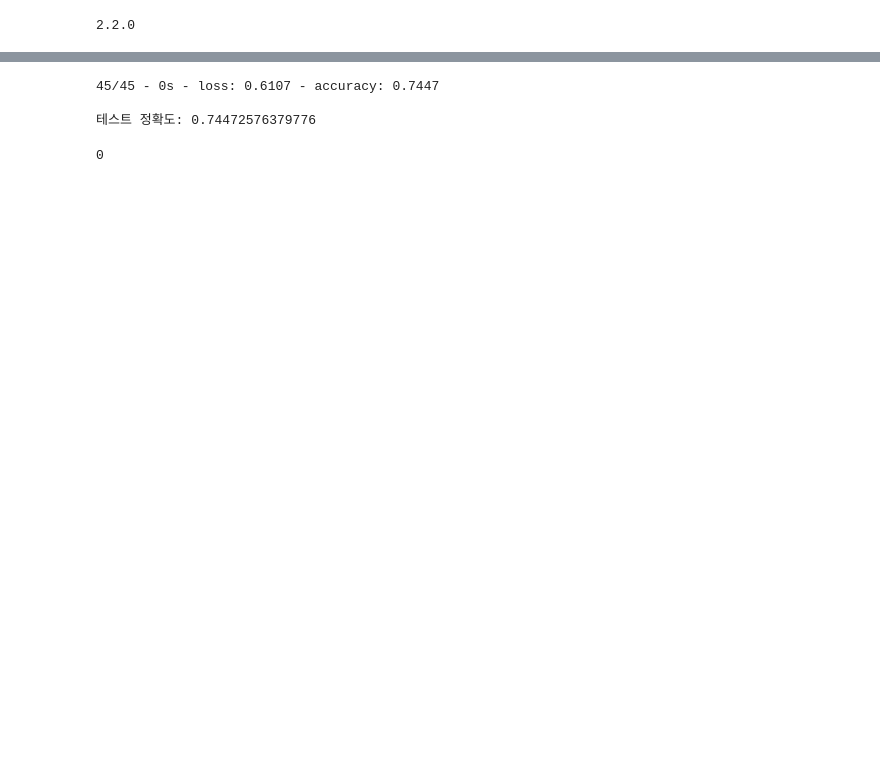
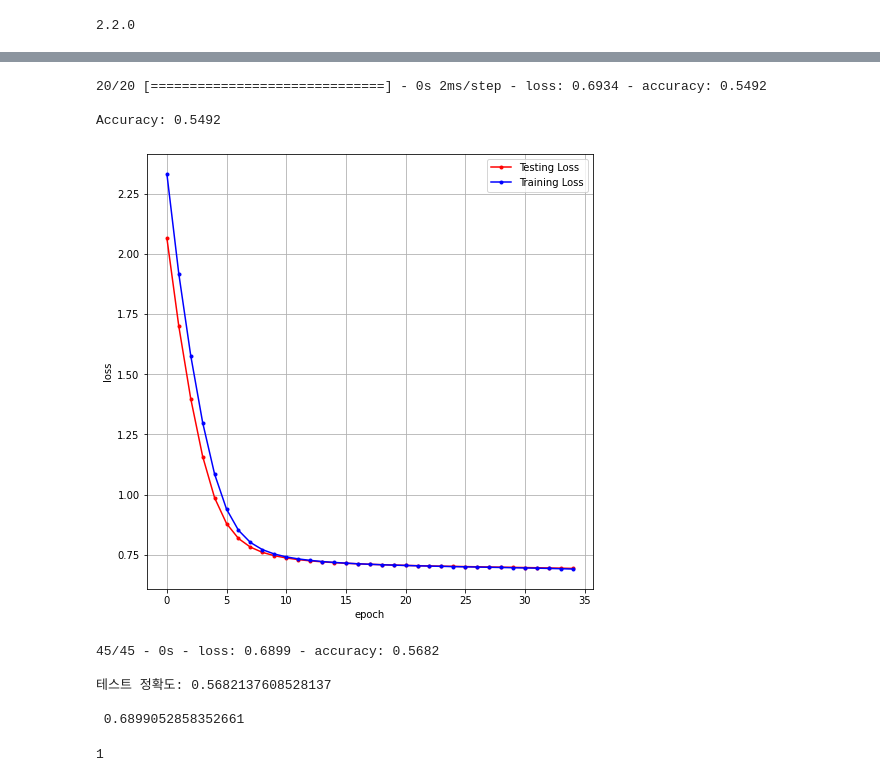
Before and after one commit to YangTaeSung/CAU-MachineLearning, a Jupyter notebook: assignment11.ipynb, the cells around one changed output, grey strips where cells are left out. Saved outputs shown, nothing was run; the diff lists cells and outputs as text; code cells hidden in the pictures; blank space fills up the shorter version.

Commit message:
Plot the loss curve

```diff
--- a/assignment11.ipynb
+++ b/assignment11.ipynb
@@ -114,3 +93,14 @@ y_test.shape
+# %%
+MODEL_SAVE_FOLDER_PATH = './model/'
+
+if not os.path.exists(MODEL_SAVE_FOLDER_PATH):
+  os.mkdir(MODEL_SAVE_FOLDER_PATH)
+
+model_path = MODEL_SAVE_FOLDER_PATH + '{epoch:02d}-{val_loss:.4f}.hdf5'
+
+cb_checkpoint = ModelCheckpoint(filepath=model_path, monitor='val_loss', verbose=1, save_best_only=True)
+
+cb_early_stopping = EarlyStopping(monitor='val_loss', patience=10)
 # %%
 model = keras.Sequential([
     keras.layers.Dense(128, activation='sigmoid'),
@@ -120,5 +110,3 @@ model = keras.Sequential([
 model.compile(optimizer='adam',
               loss='sparse_categorical_crossentropy',
               metrics=['accuracy'])
-# %%
-model.fit(X_train, y_train, epochs=10)
@@ -146,0 +113,4 @@ Epoch 10/10
+# %%
+history = model.fit(X_train, y_train, validation_data=(X_test, y_test),
+          epochs=35, batch_size=200, verbose=0,
+          callbacks=[cb_checkpoint, cb_early_stopping])
@@ -147,16 +135,40 @@ Epoch 10/10
+# %%
+print('\nAccuracy: {:.4f}'.format(model.evaluate(X_test, y_test)[1]))
+
+y_vloss = history.history['val_loss']
+y_loss = history.history['loss']
+
+x_len = np.arange(len(y_loss))
+plt.figure(figsize=(8, 8)) # 그래프 사이즈 조절
+plt.plot(x_len, y_vloss, marker='.', c='red', label="Testing Loss")
+plt.plot(x_len, y_loss, marker='.', c='blue', label="Training Loss")
+
+plt.legend(loc='upper right')
+plt.grid()
+plt.xlabel('epoch')
+plt.ylabel('loss')
+plt.show()
+# %% [output]
+20/20 [==============================] - 0s 2ms/step - loss: 0.6934 - accuracy: 0.5492
+
+Accuracy: 0.5492
+[figure, added]
 # %%
 test_loss, test_acc = model.evaluate(X_train,  y_train, verbose=2)
 
 print('\n테스트 정확도:', test_acc)
+print('\n', test_loss)
 # %% [output]
-45/45 - 0s - loss: 0.6107 - accuracy: 0.7447
+45/45 - 0s - loss: 0.6899 - accuracy: 0.5682
 
-테스트 정확도: 0.74472576379776
+테스트 정확도: 0.5682137608528137
+
+ 0.6899052858352661
 # %%
 predictions = model.predict(X_test)
 np.argmax(predictions[0])
 # %% [output]
-0
+1
 # %%
 def plot_image(i, predictions_array, true_label, img):
   predictions_array, true_label, img = predictions_array[i], true_label[i], img[i]
```
Also changed, not shown: parts of 7 cells of this notebook.
